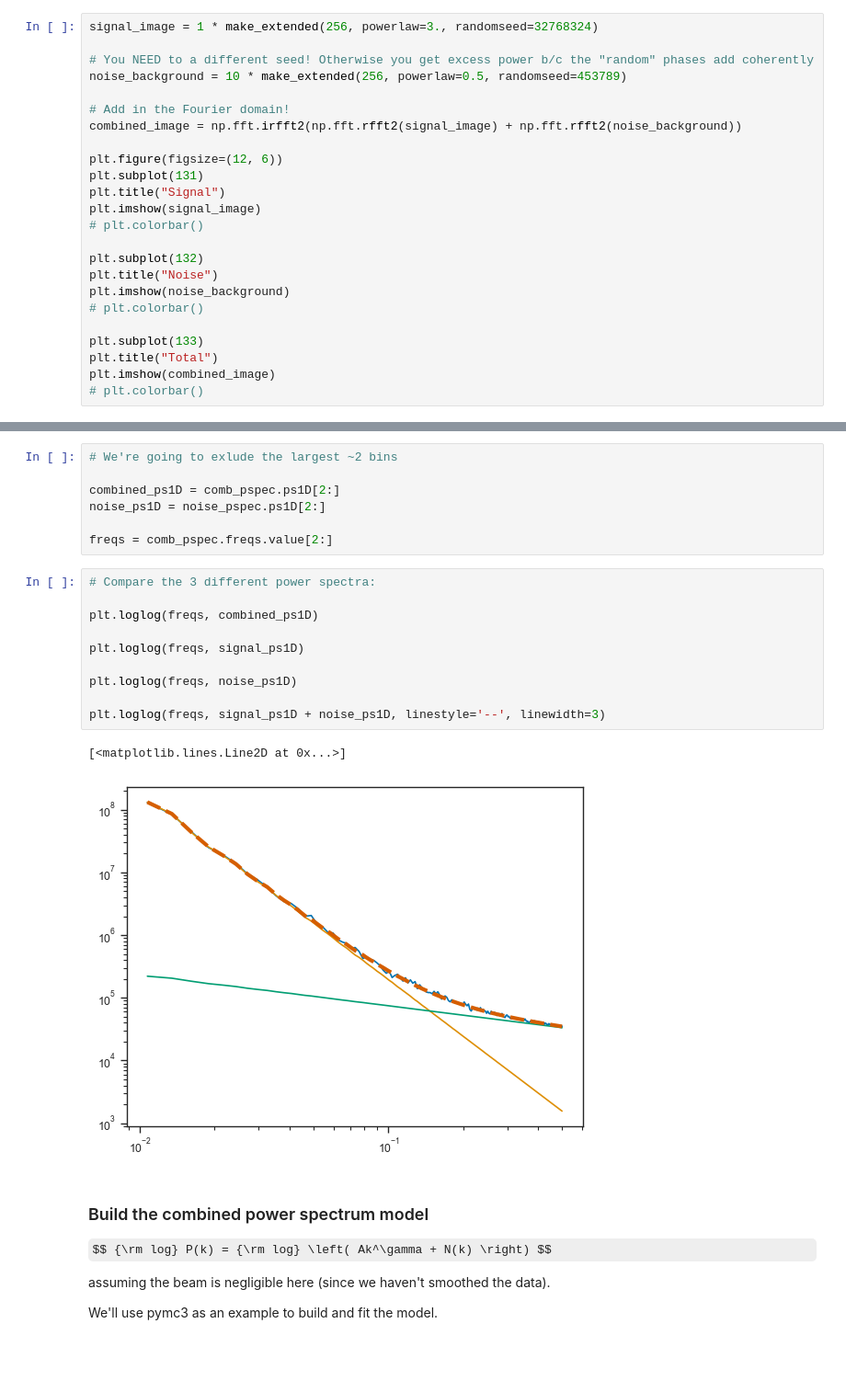
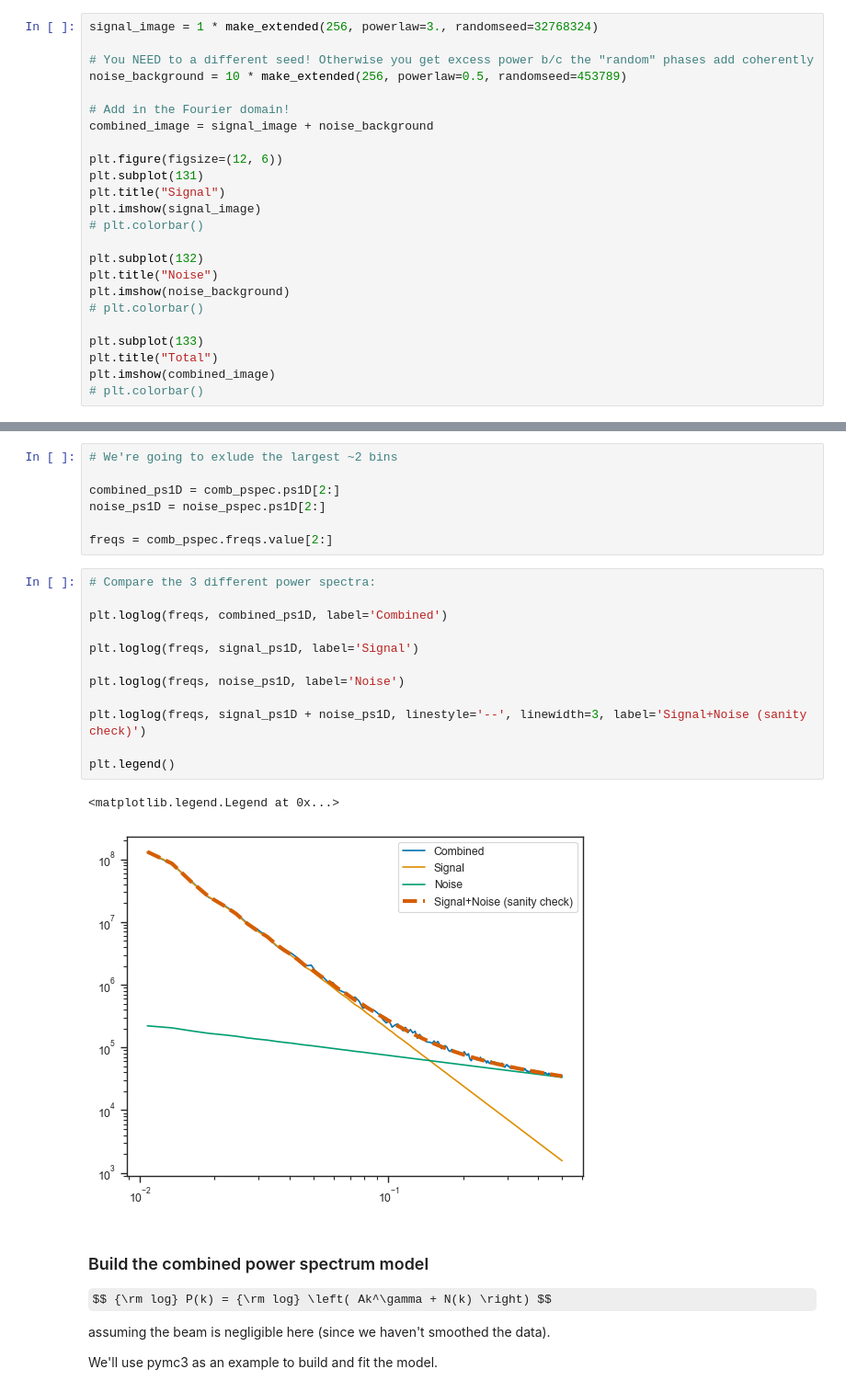
Before and after one commit to Astroua/TurbuStat, a Jupyter notebook: Examples/pspec_with_noiseterm.ipynb, the cells around one changed output, grey strips where cells are left out. Shown at 92% size. Drawn from its saved outputs; the diff is of its cells as text; some formulas as TeX source; blank space fills up the shorter version.

Commit message:
Few more comments and simplify the test image creation

```diff
--- a/Examples/pspec_with_noiseterm.ipynb
+++ b/Examples/pspec_with_noiseterm.ipynb
@@ -23,7 +23,7 @@ signal_image = 1 * make_extended(256, powerlaw=3., randomseed=32768324)
 noise_background = 10 * make_extended(256, powerlaw=0.5, randomseed=453789)
 
 # Add in the Fourier domain!
-combined_image = np.fft.irfft2(np.fft.rfft2(signal_image) + np.fft.rfft2(noise_background))
+combined_image = signal_image + noise_background
 
 plt.figure(figsize=(12, 6))
 plt.subplot(131)
@@ -134,16 +134,18 @@ freqs = comb_pspec.freqs.value[2:]
 # %%
 # Compare the 3 different power spectra:
 
-plt.loglog(freqs, combined_ps1D)
+plt.loglog(freqs, combined_ps1D, label='Combined')
 
-plt.loglog(freqs, signal_ps1D)
+plt.loglog(freqs, signal_ps1D, label='Signal')
 
-plt.loglog(freqs, noise_ps1D)
+plt.loglog(freqs, noise_ps1D, label='Noise')
 
-plt.loglog(freqs, signal_ps1D + noise_ps1D, linestyle='--', linewidth=3)
+plt.loglog(freqs, signal_ps1D + noise_ps1D, linestyle='--', linewidth=3, label='Signal+Noise (sanity check)')
+
+plt.legend()
 # %% [output]
-[<matplotlib.lines.Line2D at 0x...>]
+<matplotlib.legend.Legend at 0x...>
-[figure, old version]
+[figure, new version]
 # %% [markdown]
 ### Build the combined power spectrum model
 
```
Also changed, not shown: parts of 9 cells of this notebook.
